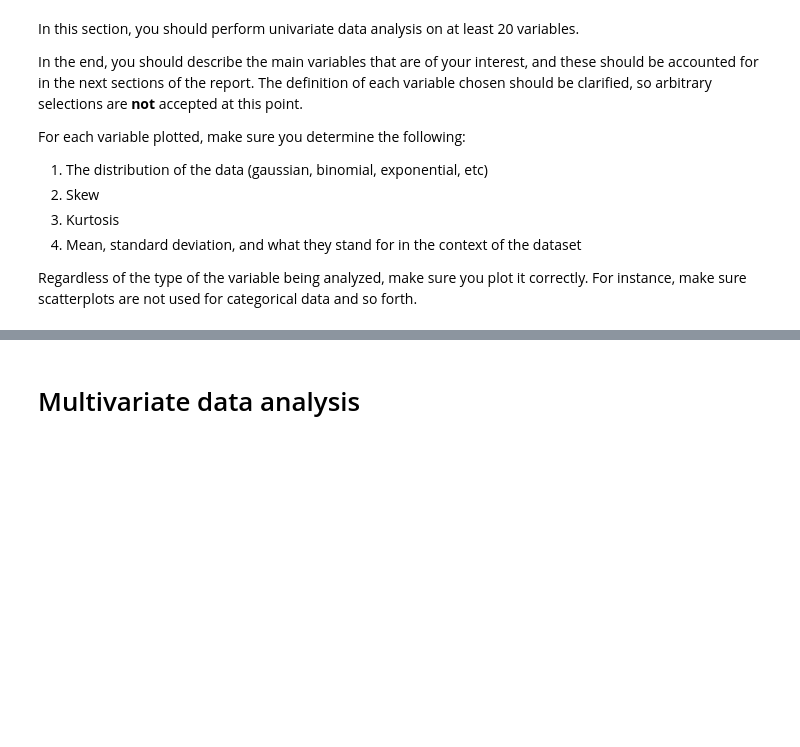
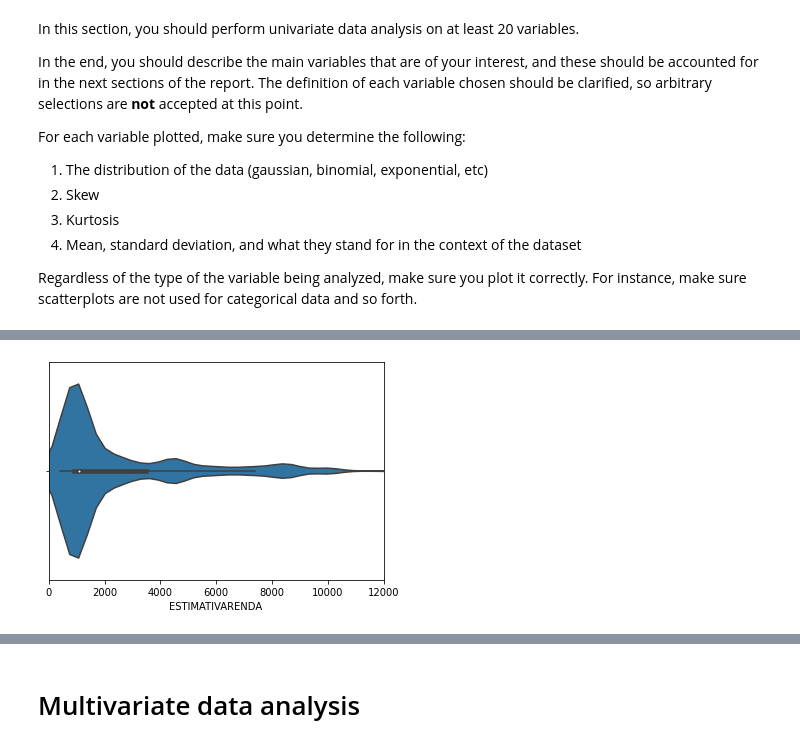
Before and after one commit to ednakatani/Data-Science, a Jupyter notebook: DS_project.ipynb, the cells around one changed output, grey strips where cells are left out. Saved outputs shown, nothing was run; the diff lists cells and outputs as text; code cells hidden in the pictures; blank space fills up the shorter version.

```diff
--- a/DS_project.ipynb
+++ b/DS_project.ipynb
@@ -126,0 +135,6 @@ Regardless of the type of the variable being analyzed, make sure you plot it cor
+# %%
+sns.violinplot(df_train['ESTIMATIVARENDA'])
+plt.xlim(0,12000)
+plt.show()
+# %% [output]
+[figure, added]
```
Also changed, not shown: parts of 35 cells of this notebook, 1 other file.
